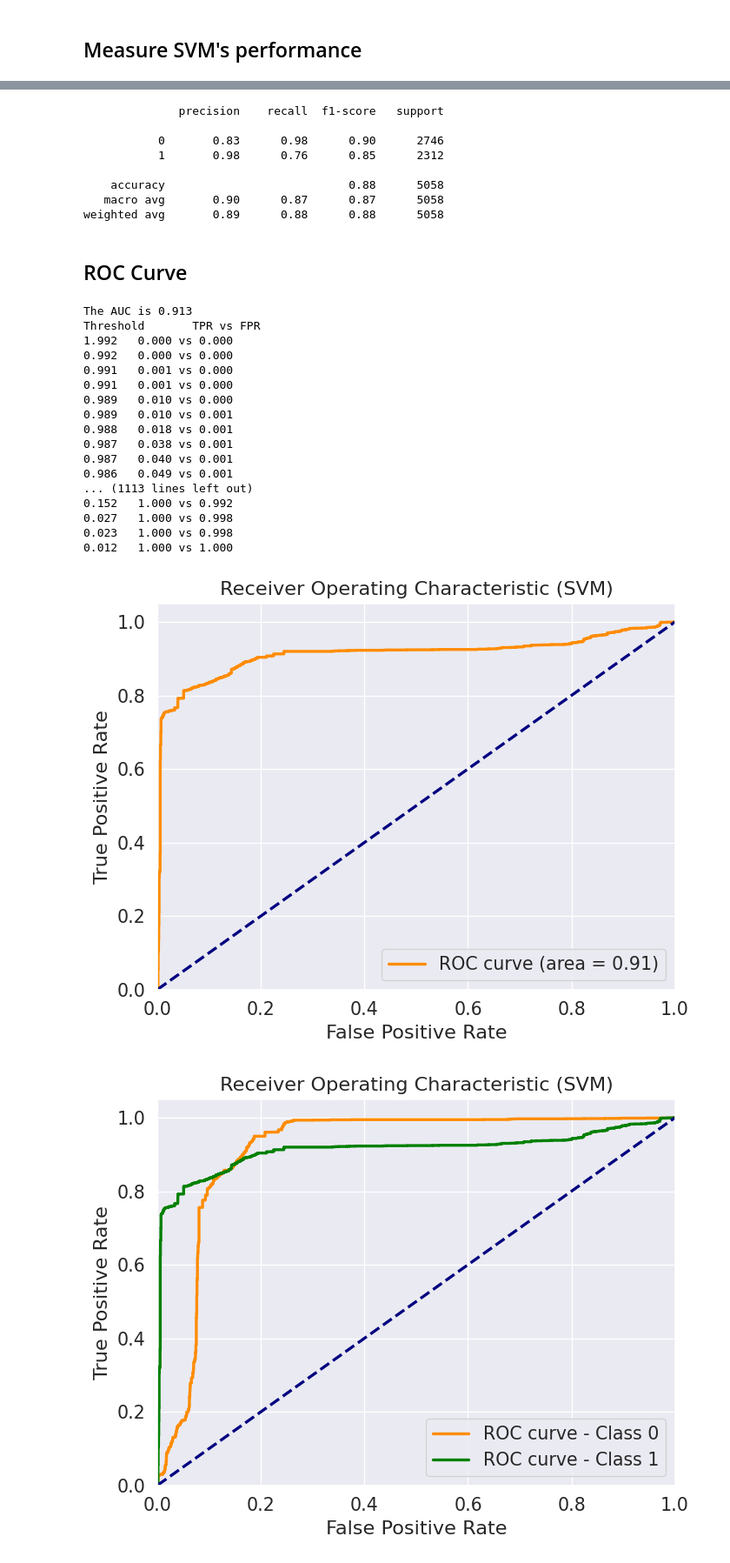
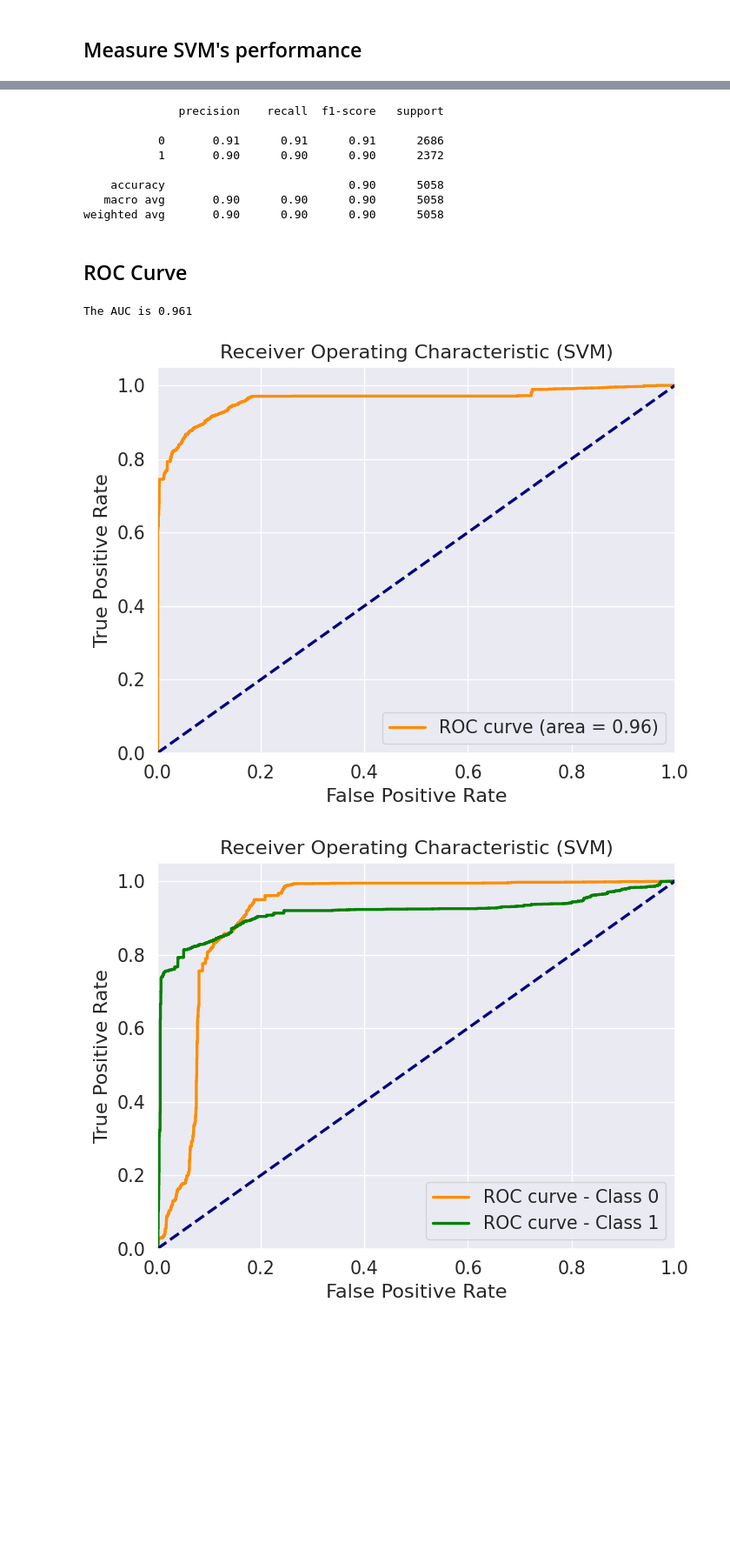
Before and after one commit to HarrisKucukalic/CSS2_Group_3, a Jupyter notebook: Harris.ipynb, the cells around one changed output, grey strips where cells are left out. Shown at 87% size. Drawn from its saved outputs; the diff is of its cells as text; code cells hidden in the pictures; blank space fills up the shorter version.

```diff
--- a/Harris.ipynb
+++ b/Harris.ipynb
@@ -298,0 +301,2 @@ Name: class_label, dtype: int64
+# %%
+top_10_info = intrusion_data[['src_bytes','dst_bytes','diff_srv_rate','same_srv_rate','dst_host_srv_count','dst_host_same_srv_rate','dst_host_diff_srv_rate','logged_in','dst_host_serror_rate','dst_host_srv_serror_rate', 'class_label']]
@@ -387,2 +466,16 @@ def generate_random_individuals(population_size, num_features, min_features, max
 # %% [markdown]
 # Support Vector Machine
+# %%
+from sklearn.preprocessing import StandardScaler
+from matplotlib import pyplot
+# Create a subset of the dataset excluding the specified columns
+subset_data_train = top_10_info[['src_bytes', 'dst_bytes', 'diff_srv_rate', 'dst_host_srv_count', 'dst_host_same_srv_rate', 'logged_in', 'dst_host_serror_rate', 'dst_host_srv_serror_rate']]
+
+# Perform z-score normalization on the selected columns
+std_scaler = StandardScaler()
+normalized_data_train = std_scaler.fit_transform(subset_data_train)
+
+# Create a DataFrame with normalized data
+normalized_df_train = pd.DataFrame(normalized_data_train, columns=subset_data_train.columns)
+normalized_df_train['class_label'] = top_10_info_gain['class_label']
+normalized_df_train.describe()
@@ -389,3 +492,16 @@ def generate_random_individuals(population_size, num_features, min_features, max
+# %%
+from sklearn.model_selection import train_test_split
+X = normalized_df_train.drop(["class_label"], axis=1)
+y = normalized_df_train["class_label"]
+X_train, X_test, y_train, y_test = train_test_split(X, y, test_size=0.3)
+# %%
+# Get the last two hundred samples from the test  to be the future data samples
+futureSample_X = X_test[-2500:]
+futureSample_y = y_test[-2500:]
+
+# Remove the last two hundred samples from the test dataset
+X_test = X_test[0:-2500]
+y_test = y_test[0:-2500]
 # %% [markdown]
 ## Train SVM
 # %%
@@ -439,12 +555,12 @@ print(report)
 # %% [output]
               precision    recall  f1-score   support
 
-           0       0.83      0.98      0.90      2746
-           1       0.98      0.76      0.85      2312
+           0       0.91      0.91      0.91      2686
+           1       0.90      0.90      0.90      2372
 
-    accuracy                           0.88      5058
-   macro avg       0.90      0.87      0.87      5058
-weighted avg       0.89      0.88      0.88      5058
+    accuracy                           0.90      5058
+   macro avg       0.90      0.90      0.90      5058
+weighted avg       0.90      0.90      0.90      5058
 # %% [markdown]
 ## ROC Curve
 # %%
@@ -453,54 +569,38 @@ from sklearn.metrics import roc_curve, roc_auc_score
 # Get the probabilities of each class.
 y_probs = SVM_classifier.predict_proba(X_test)
 
 # The 'positive' class value is 1, so we want the probabilities of the class being 1.
 # i.e., the second column of the array.
 y_probs_class_1 = y_probs[:,1]
 
 auc = roc_auc_score(y_test, y_probs_class_1)
 print('The AUC is {:.3f}'.format(auc)) # uses string formatting to get 3 decimal places.
 
 fpr, tpr, thresholds = roc_curve(y_test, y_probs_class_1, pos_label=1)
 
-print("Threshold\tTPR vs FPR")
-for f, p, t in zip(fpr, tpr, thresholds):
-    print("{:.3f}\t{:.3f} vs {:.3f}".format(t, p, f))
+# print("Threshold\tTPR vs FPR")
+# for f, p, t in zip(fpr, tpr, thresholds):
+#     print("{:.3f}\t{:.3f} vs {:.3f}".format(t, p, f))
 
 # Here is some code to plot the ROC curve.
 # Follows the example at https://scikit-learn.org/stable/auto_examples/model_selection/plot_roc.html#sphx-glr-auto-examples-model-selection-plot-roc-py
 
 import matplotlib.pyplot as plt
 plt.figure()
 lw = 2 # the line width
 plt.plot(fpr, tpr, color='darkorange',
          lw=lw, label='ROC curve (area = %0.2f)' % auc)
 plt.plot([0, 1], [0, 1], color='navy', lw=lw, linestyle='--') # The dashed line for random choice
 plt.xlim([0.0, 1.0])
 plt.ylim([0.0, 1.05])
 plt.xlabel('False Positive Rate')
 plt.ylabel('True Positive Rate')
 plt.title('Receiver Operating Characteristic (SVM)')
 plt.legend(loc="lower right")
 plt.show()
 # %% [output]
-The AUC is 0.913
-Threshold       TPR vs FPR
-1.992   0.000 vs 0.000
-0.992   0.000 vs 0.000
-0.991   0.001 vs 0.000
-0.991   0.001 vs 0.000
-0.989   0.010 vs 0.000
-0.989   0.010 vs 0.001
-0.988   0.018 vs 0.001
-0.987   0.038 vs 0.001
-0.987   0.040 vs 0.001
-0.986   0.049 vs 0.001
-... (1113 lines left out)
-0.152   1.000 vs 0.992
-0.027   1.000 vs 0.998
-0.023   1.000 vs 0.998
-0.012   1.000 vs 1.000
+The AUC is 0.961
-[figure, old version]
+[figure, new version]
 # %%
 from sklearn.metrics import roc_curve, roc_auc_score
 import matplotlib.pyplot as plt
```
Also changed, not shown: parts of 124 cells of this notebook.
